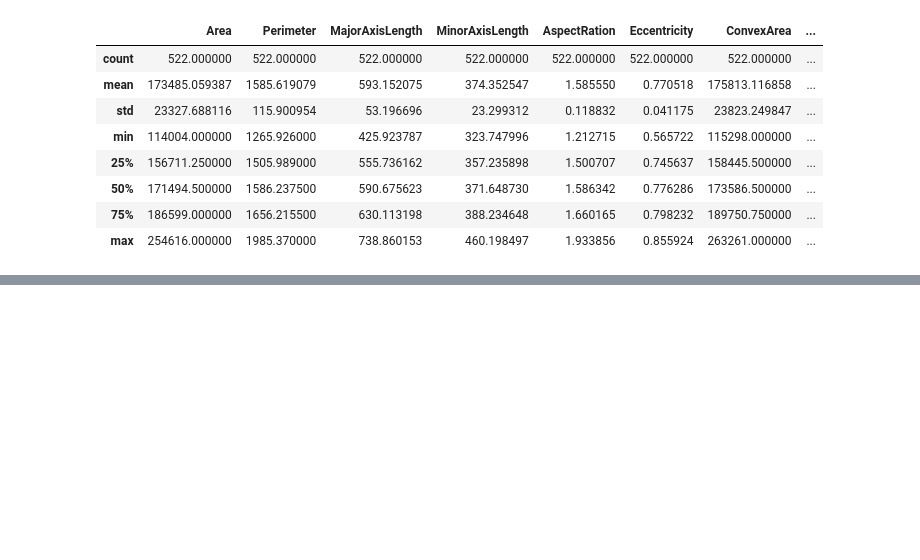
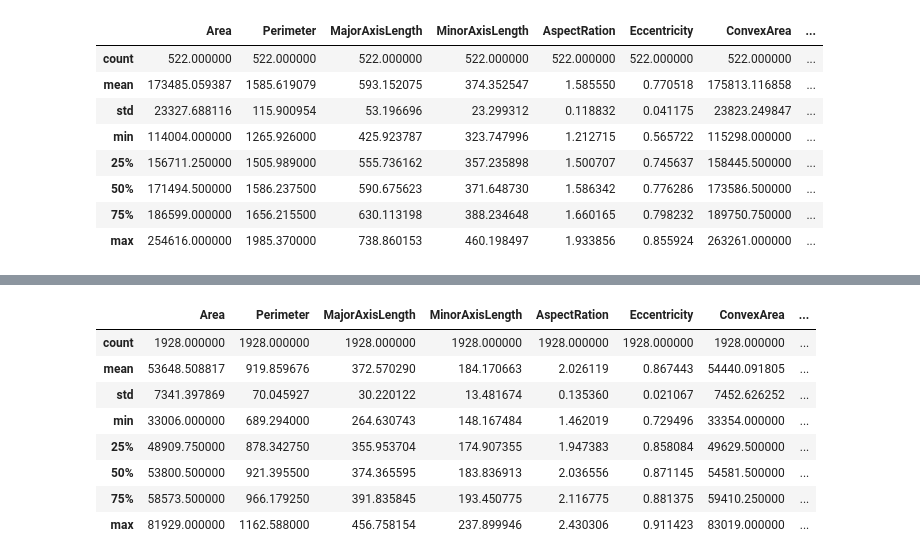
Before and after one commit to samuponz/drybeans, a Jupyter notebook: drybeans.ipynb, the cells around one changed output, grey strips where cells are left out. Saved outputs shown, nothing was run; the diff lists cells and outputs as text; code cells hidden in the pictures; blank space fills up the shorter version.

```diff
--- a/drybeans.ipynb
+++ b/drybeans.ipynb
@@ -40,0 +38,12 @@ df.boxplot('Solidity', by='Class')
+# %%
+df[df['Class']=='HOROZ'].describe()
+# %% [output]
+|  | Area | Perimeter | MajorAxisLength | MinorAxisLength | AspectRation | Eccentricity | ConvexArea | ... |
+| count | 1928.000000 | 1928.000000 | 1928.000000 | 1928.000000 | 1928.000000 | 1928.000000 | 1928.000000 | ... |
+| mean | 53648.508817 | 919.859676 | 372.570290 | 184.170663 | 2.026119 | 0.867443 | 54440.091805 | ... |
+| std | 7341.397869 | 70.045927 | 30.220122 | 13.481674 | 0.135360 | 0.021067 | 7452.626252 | ... |
+| min | 33006.000000 | 689.294000 | 264.630743 | 148.167484 | 1.462019 | 0.729496 | 33354.000000 | ... |
+| 25% | 48909.750000 | 878.342750 | 355.953704 | 174.907355 | 1.947383 | 0.858084 | 49629.500000 | ... |
+| 50% | 53800.500000 | 921.395500 | 374.365595 | 183.836913 | 2.036556 | 0.871145 | 54581.500000 | ... |
+| 75% | 58573.500000 | 966.179250 | 391.835845 | 193.450775 | 2.116775 | 0.881375 | 59410.250000 | ... |
+| max | 81929.000000 | 1162.588000 | 456.758154 | 237.899946 | 2.430306 | 0.911423 | 83019.000000 | ... |
```
Also changed, not shown: parts of 3 cells of this notebook.
